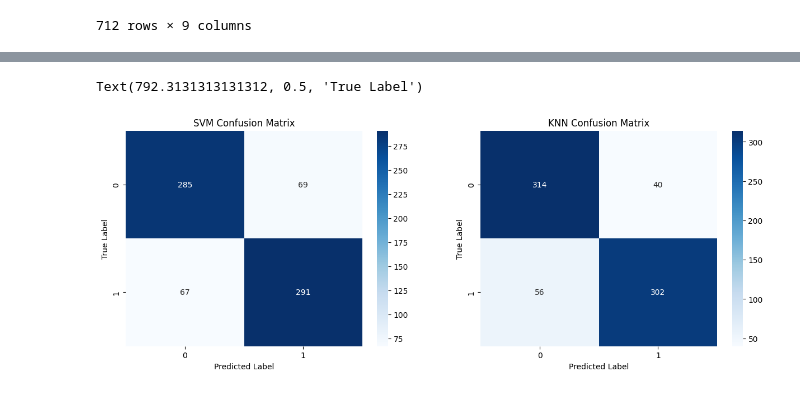
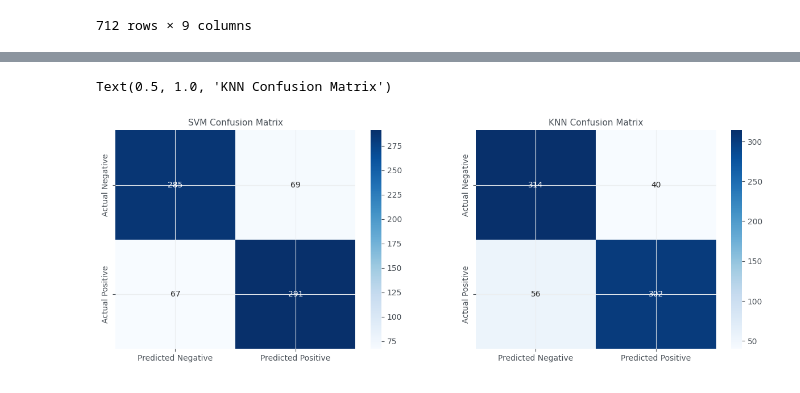
Before and after one commit to OmarNasri/ECG-abnormality-detector, a Jupyter notebook: detector.ipynb, the cells around one changed output, grey strips where cells are left out. Drawn from its saved outputs; the diff is of its cells as text; code cells hidden in the pictures.

```diff
--- a/detector.ipynb
+++ b/detector.ipynb
@@ -128,7 +130,7 @@ def combine_all_data() -> pd.DataFrame:
     df = pd.concat([normal_data, abnormal_data], ignore_index=True)
     return df.sort_values(["subject_id", "event_number", "label"])
 # %%
-df = combine_all_data()
+df_total_metrics = combine_all_data()
 # %% [output]
 Normal data has been processed
 
@@ -409,7 +413,7 @@ def extractFeatures(df: pd.DataFrame, Fs: int) -> pd.DataFrame:
         ]
     return df_features
 # %%
-df_features = extractFeatures(df, Fs)
+df_features = extractFeatures(df_total_metrics, Fs)
 # %%
 display(df_features.head())
 # %% [output]
@@ -517,7 +521,7 @@ def _get_metrics(
 def get_svm_classifier(X_train: np.ndarray, y_train: np.ndarray) -> SVC:
     """Train an SVM classifier.
 
-    Function trains a SupportVectorMachine classifier with an RBF kernel and evaluates it.
+    Function trains a Support Vector Machine classifier with an RBF kernel and evaluates it.
 
     Parameters
     ----------
@@ -541,12 +545,11 @@ def get_svm_classifier(X_train: np.ndarray, y_train: np.ndarray) -> SVC:
     accuracy, precision, recall, f1, conf_matrix = _get_metrics(y_test, predictions)
 
     print(
-        f"SVM Metrics:\n\
-    Accuracy: {accuracy:.4f}\n\
-    Precision: {precision:.4f}\n\
-    Recall: {recall:.4f}\n\
-    F1 Score: {f1:.4f}\n\
-    Confusion Matrix:\n{conf_matrix}"
+    f"SVM Metrics of training data:\n\
+        Accuracy: {accuracy:.4f}\n\
+        Precision: {precision:.4f}\n\
+        Recall: {recall:.4f}\n\
+        F1 Score: {f1:.4f}\n\nConfusion Matrix:\n{conf_matrix}"
     )
 
     return model
@@ -595,7 +606,7 @@ K_VALUES = [1, 3, 5, 7, 9, 11, 13, 15, 17]
 def k_nn_classifier(
     X_train: np.ndarray, y_train: np.ndarray, k_values: list[int]
 ) -> int:
-    """Train k-nn classifier.
+    """Train KNN classifier.
 
     Trains K_nearest-neighbor classifier with specified K-values.
     Gets metrics for each k-value and returns the best K which can be used to train a new model.
@@ -747,18 +793,18 @@ ax[1].legend(loc="lower right")
 # %%
 #Confusion matrices for the models
 fig, ax = plt.subplots(1, 2, figsize=(15, 5))
 
 #SVM
-sns.heatmap(conf_matrix_svm, annot=True, fmt="d", cmap="Blues", ax=ax[0])
+sns.heatmap(conf_matrix_svm, annot=True, fmt="d", cmap="Blues", ax=ax[0],
+            xticklabels=['Predicted Negative', 'Predicted Positive'],
+            yticklabels=['Actual Negative', 'Actual Positive'])
 ax[0].set_title("SVM Confusion Matrix")
-ax[0].set_xlabel("Predicted Label")
-ax[0].set_ylabel("True Label")
 
 #KNN
-sns.heatmap(conf_matrix_knn, annot=True, fmt="d", cmap="Blues", ax=ax[1])
+sns.heatmap(conf_matrix_knn, annot=True, fmt="d", cmap="Blues", ax=ax[1],
+            xticklabels=['Predicted Negative', 'Predicted Positive'],
+            yticklabels=['Actual Negative', 'Actual Positive'])
 ax[1].set_title("KNN Confusion Matrix")
-ax[1].set_xlabel("Predicted Label")
-ax[1].set_ylabel("True Label")
 # %% [output]
-Text(792.3131313131312, 0.5, 'True Label')
+Text(0.5, 1.0, 'KNN Confusion Matrix')
-[figure, old version]
+[figure, new version]
```
Also changed, not shown: parts of 22 cells of this notebook.
